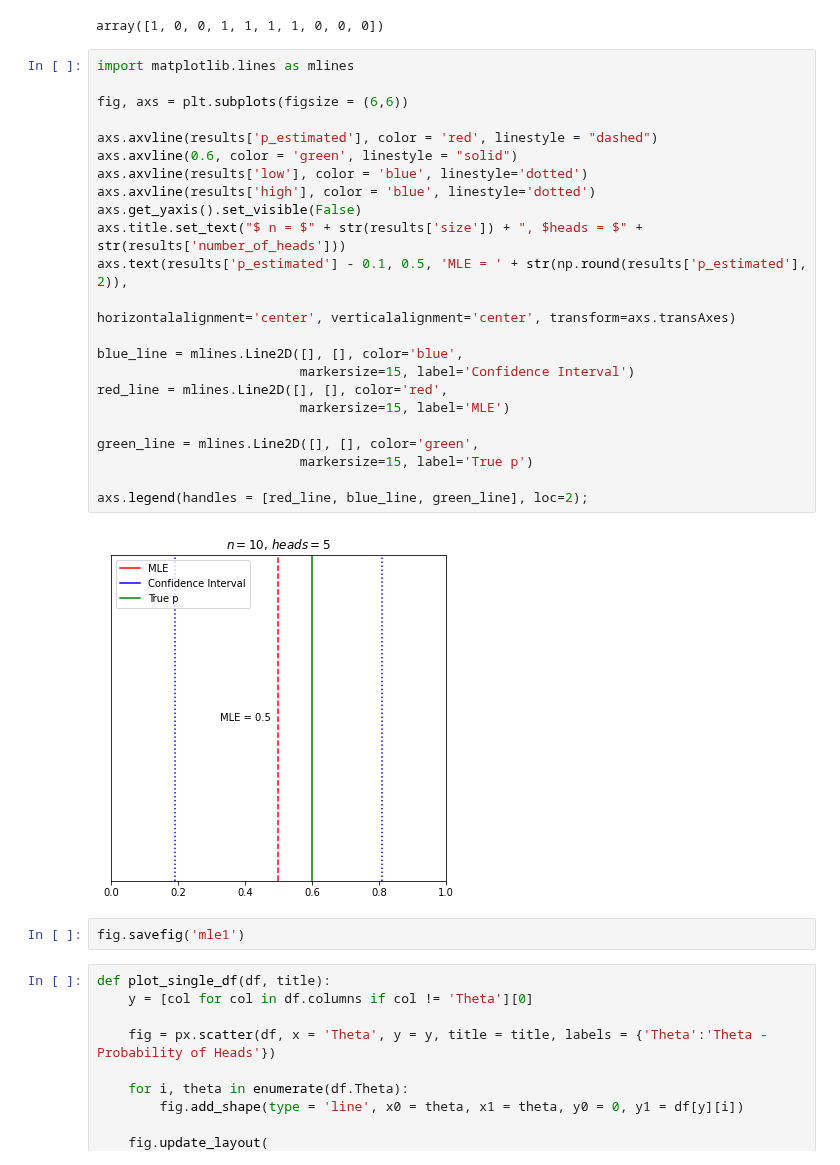
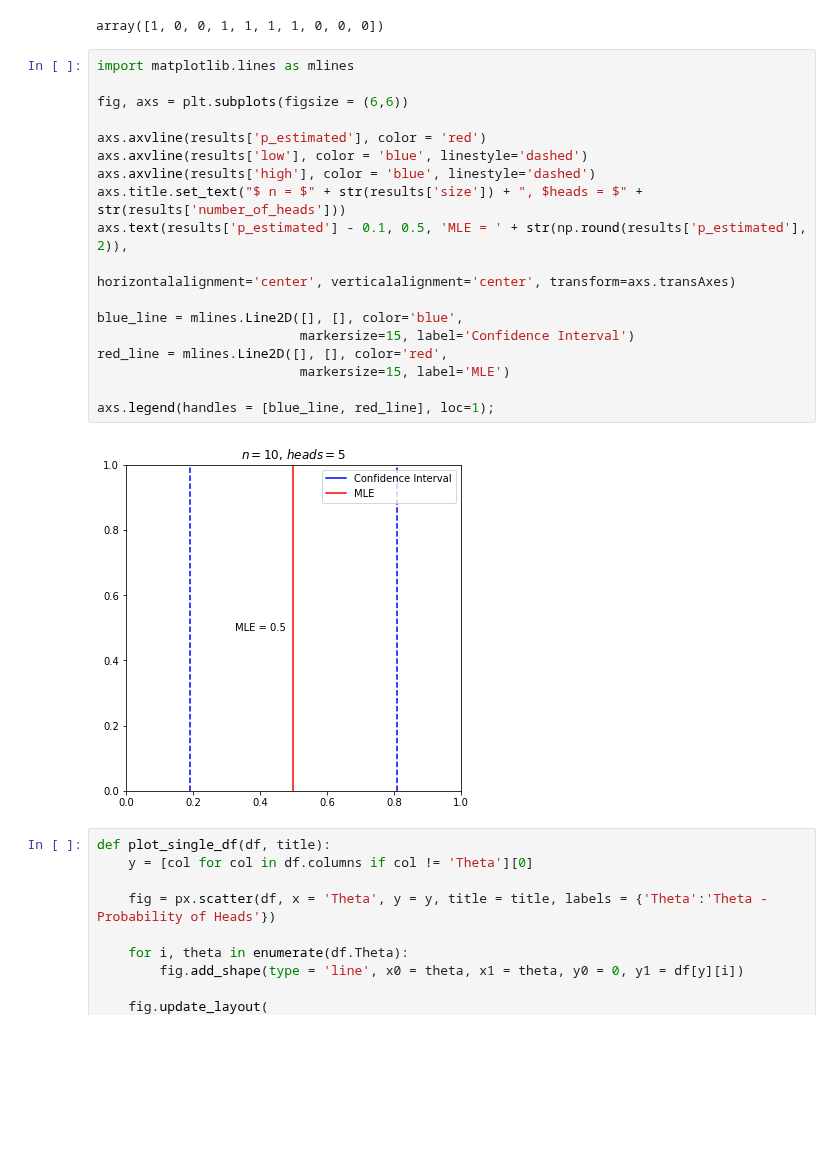
Before and after one commit to gabgilling/Bayesian-Blogs, a Jupyter notebook: Bayesian Simulation Blog Post 1_v2.ipynb, the cells around one changed output. Cells and saved outputs as stored; diff of their text form; blank space fills up the shorter version.

```diff
--- a/Bayesian Simulation Blog Post 1_v2.ipynb
+++ b/Bayesian Simulation Blog Post 1_v2.ipynb
@@ -169,31 +169,24 @@ array([1, 0, 0, 1, 1, 1, 1, 0, 0, 0])
 # %%
 import matplotlib.lines as mlines
 
 fig, axs = plt.subplots(figsize = (6,6))
 
-axs.axvline(results['p_estimated'], color = 'red', linestyle = "dashed")
-axs.axvline(0.6, color = 'green', linestyle = "solid")
-axs.axvline(results['low'], color = 'blue', linestyle='dotted')
-axs.axvline(results['high'], color = 'blue', linestyle='dotted')
-axs.get_yaxis().set_visible(False)
+axs.axvline(results['p_estimated'], color = 'red')
+axs.axvline(results['low'], color = 'blue', linestyle='dashed')
+axs.axvline(results['high'], color = 'blue', linestyle='dashed')
 axs.title.set_text("$ n = $" + str(results['size']) + ", $heads = $" + str(results['number_of_heads']))
 axs.text(results['p_estimated'] - 0.1, 0.5, 'MLE = ' + str(np.round(results['p_estimated'], 2)),
 
 horizontalalignment='center', verticalalignment='center', transform=axs.transAxes)
 
 blue_line = mlines.Line2D([], [], color='blue',
                           markersize=15, label='Confidence Interval')
 red_line = mlines.Line2D([], [], color='red',
                           markersize=15, label='MLE')
 
-green_line = mlines.Line2D([], [], color='green',
-                          markersize=15, label='True p')
-
-axs.legend(handles = [red_line, blue_line, green_line], loc=2);
+axs.legend(handles = [blue_line, red_line], loc=1);
 # %% [output]
-[figure, old version]
+[figure, new version]
-# %%
-fig.savefig('mle1')
 # %%
 def plot_single_df(df, title):
     y = [col for col in df.columns if col != 'Theta'][0]
```
Also changed, not shown: parts of 3 cells of this notebook.
